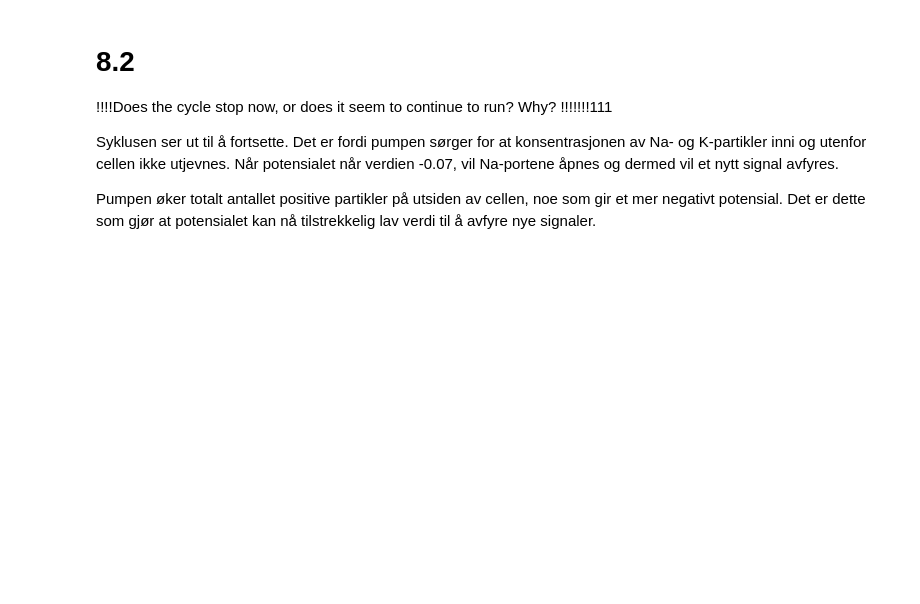
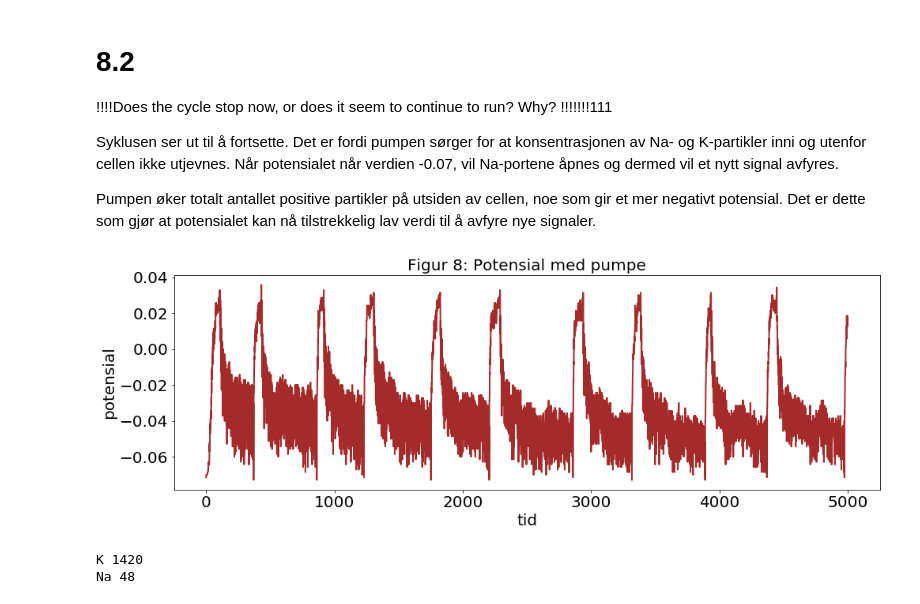
Before and after one commit to sigriaun/vitber-prosjekt3, a Jupyter notebook: prosjekt3.ipynb, the cells around one changed output. Cells and saved outputs as stored; diff of their text form; code cells hidden in the pictures; blank space fills up the shorter version.

```diff
--- a/prosjekt3.ipynb
+++ b/prosjekt3.ipynb
@@ -801,9 +800,15 @@ continue to run? Why? !!!!!!!111
 Syklusen ser ut til å fortsette. Det er fordi pumpen sørger for at konsentrasjonen av Na- og K-partikler inni og utenfor cellen ikke utjevnes. Når potensialet når verdien -0.07, vil Na-portene åpnes og dermed vil et nytt signal avfyres.
 
 Pumpen øker totalt antallet positive partikler på utsiden av cellen, noe som gir et mer negativt potensial. Det er dette som gjør at potensialet kan nå tilstrekkelig lav verdi til å avfyre nye signaler.
-# %%
-#Kjører randomWalkPotential uten pumpe
-tList,VtNoPump=randomWalkPotential(nt,NaB0,NaA0,KB0,KA0,V0,V0,V_open,pump=False,gates=True)
-
-plt.plot(tList,VtPump, color="brown")
-plt.show()
+# %%
+#Kjører randomWalkPotential uten pumpe
+plt.plot(tList,VtPump, color="brown")
+plt.xlabel("tid")
+plt.ylabel("potensial")
+plt.title("Figur 8: Potensial med pumpe")
+plt.show()
+tList,VtPump=randomWalkMembrane(nt,Na0_out,Na0_in,K0_out,K0_in,V0,V0,V_open,pump=True,gates=True)
+# %% [output]
+[figure, added]
+K 1420
+Na 48
```
Also changed, not shown: parts of 10 cells of this notebook.
